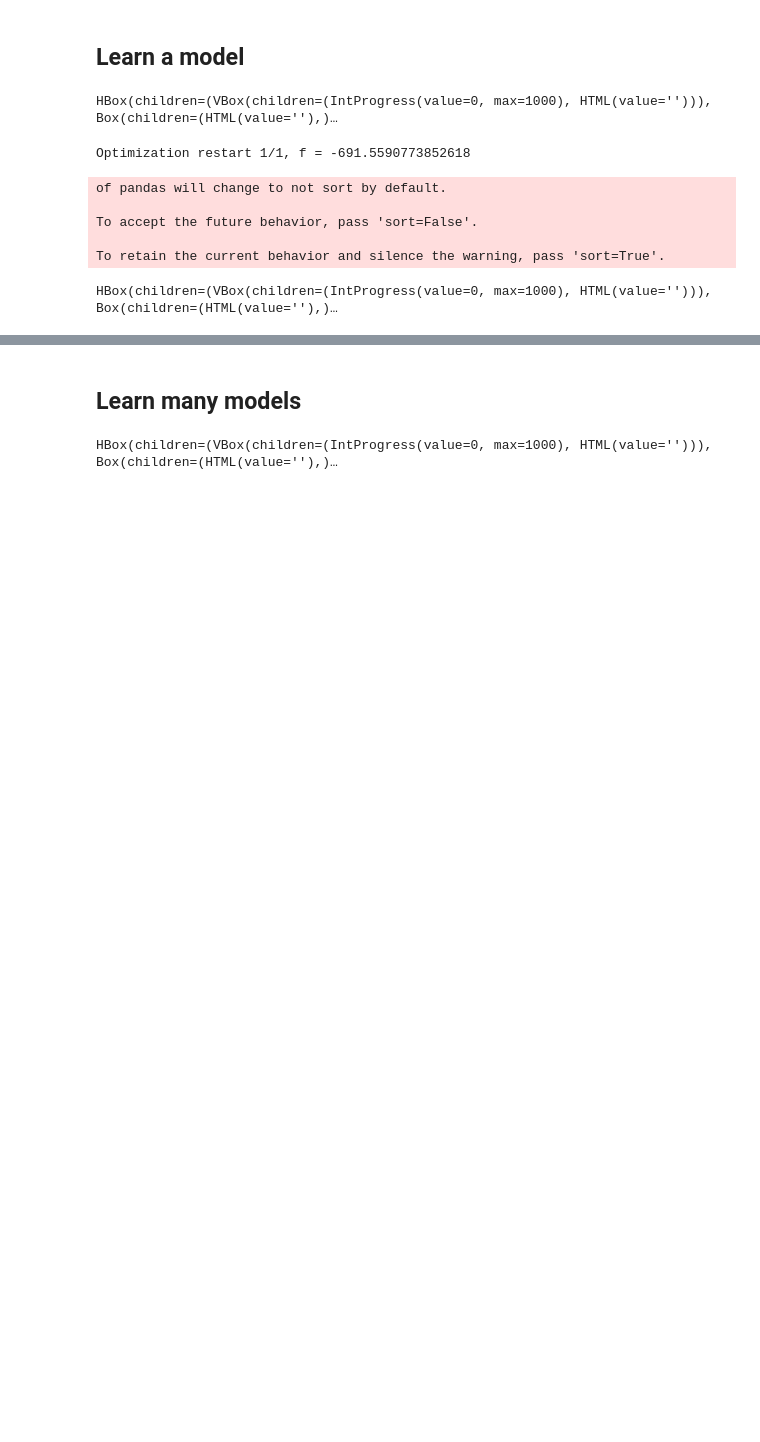
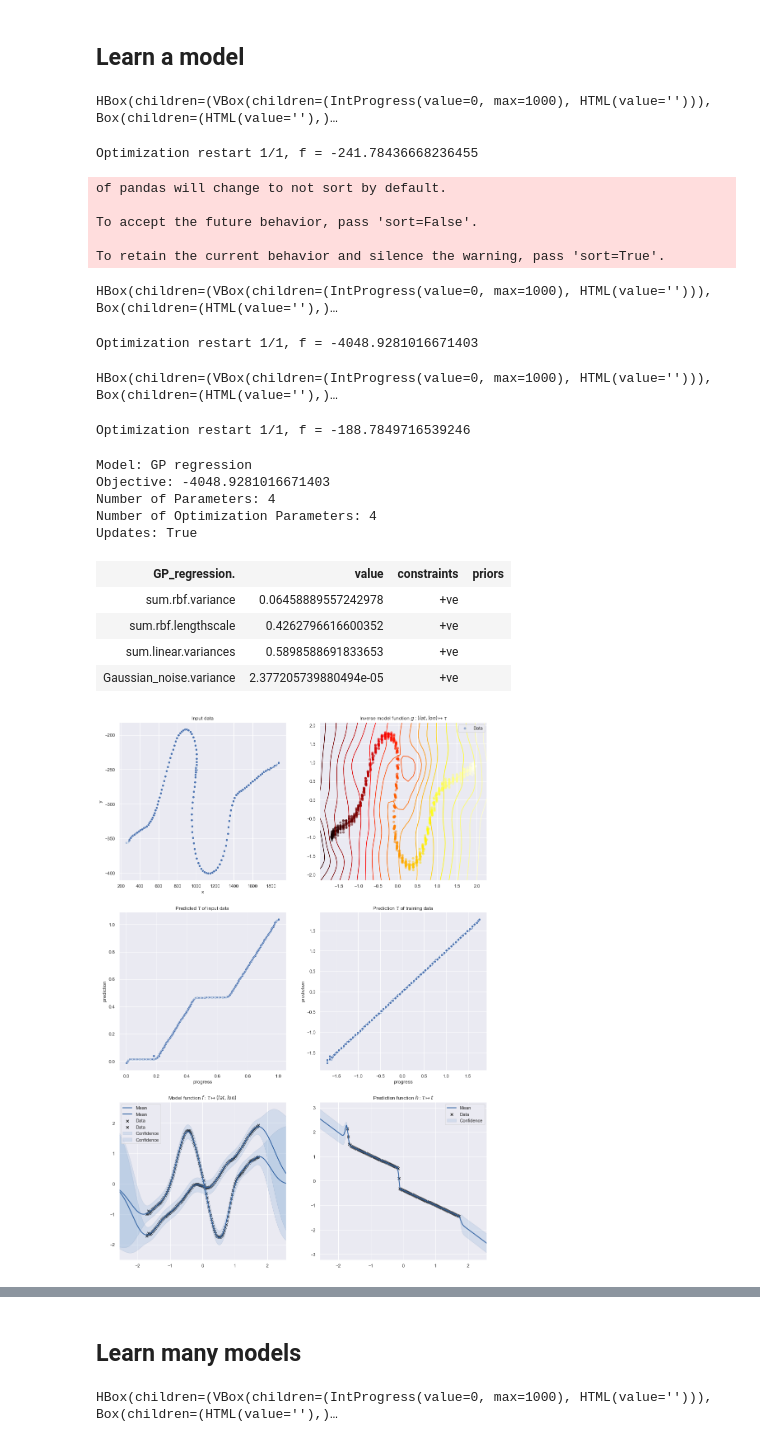
Before and after one commit to SebastianCallh/master-thesis, a Jupyter notebook: model/model.ipynb, the cells around one changed output, grey strips where cells are left out. Drawn from its saved outputs; the diff is of its cells as text; code cells hidden in the pictures; blank space fills up the shorter version.

```diff
--- a/model/model.ipynb
+++ b/model/model.ipynb
@@ -89,20 +113,11 @@ def learn_model(data: DataFrame, route_n: int, seg_n: int, f_codomain) -> Trajec
 
     n_restarts = 1
     D = data.shape[0]
-    fix_f_likelihood = None # 3 / D
+    fix_f_likelihood = 3 / D
     n_augment_samples = 15
     augment_sigma = 4 # 5e-5
     augment_delta = 0.015
     stop_compress_delta = 5e-3
-
-    # Equirectangular projection
-    phi = data.lat.apply(radians)
-    lamb = data.lon.apply(radians)
-    lamb0 = lamb.mean()
-    phi0 = phi.mean()
-    r = 6378000  # earch radius in m
-    data['y'] = r*(lamb - lamb0)*cos(phi0)
-    data['x'] = r*(phi-phi0)
 
     h_domain = ['x', 'y']
     #h_domain = ['lat', 'lon']
@@ -178,31 +193,45 @@ def plot_model(m: TrajectoryModel, data: DataFrame, f_codomain):
         y='prediction',
         ax=axs[1][1]
     )
     axs[1][1].set_title(r'Prediction $\tau$ of training data')
 
     # f
     plot_function(m.f, ax=axs[2][0])
     axs[2][0].set_title(r'Model function $f: \tau \mapsto (lat, lon)$')
 
     # h
     plot_function(m.h, ax=axs[2][1])
     axs[2][1].set_title(r'Prediction function $h: \tau \mapsto t$')
 
 route_n = 3
 seg_n = 9
 traj_n = 0
 seg = trajs[(trajs.traj == traj_ixs[traj_n]) & (trajs.seg == seg_n)]
 timed_seg = compute_time_left(seg)
 f_codomain = ['x', 'y']
 m = learn_model(timed_seg, route_n, seg_n, f_codomain)
 plot_model(m, timed_seg, f_codomain)
 m.g.model
 # %% [output]
 HBox(children=(VBox(children=(IntProgress(value=0, max=1000), HTML(value=''))), Box(children=(HTML(value=''),)…
-Optimization restart 1/1, f = -691.5590773852618
+Optimization restart 1/1, f = -241.78436668236455
 of pandas will change to not sort by default.
 
 To accept the future behavior, pass 'sort=False'.
 
 To retain the current behavior and silence the warning, pass 'sort=True'.
 HBox(children=(VBox(children=(IntProgress(value=0, max=1000), HTML(value=''))), Box(children=(HTML(value=''),)…
+Optimization restart 1/1, f = -4048.9281016671403
+HBox(children=(VBox(children=(IntProgress(value=0, max=1000), HTML(value=''))), Box(children=(HTML(value=''),)…
+Optimization restart 1/1, f = -188.7849716539246
+Model: GP regression
+Objective: -4048.9281016671403
+Number of Parameters: 4
+Number of Optimization Parameters: 4
+Updates: True
+| GP_regression. | value | constraints | priors |
+| sum.rbf.variance | 0.06458889557242978 | +ve |  |
+| sum.rbf.lengthscale | 0.4262796616600352 | +ve |  |
+| sum.linear.variances | 0.5898588691833653 | +ve |  |
+| Gaussian_noise.variance | 2.377205739880494e-05 | +ve |  |
+[figure, added]
```
Also changed, not shown: parts of 9 cells of this notebook.
